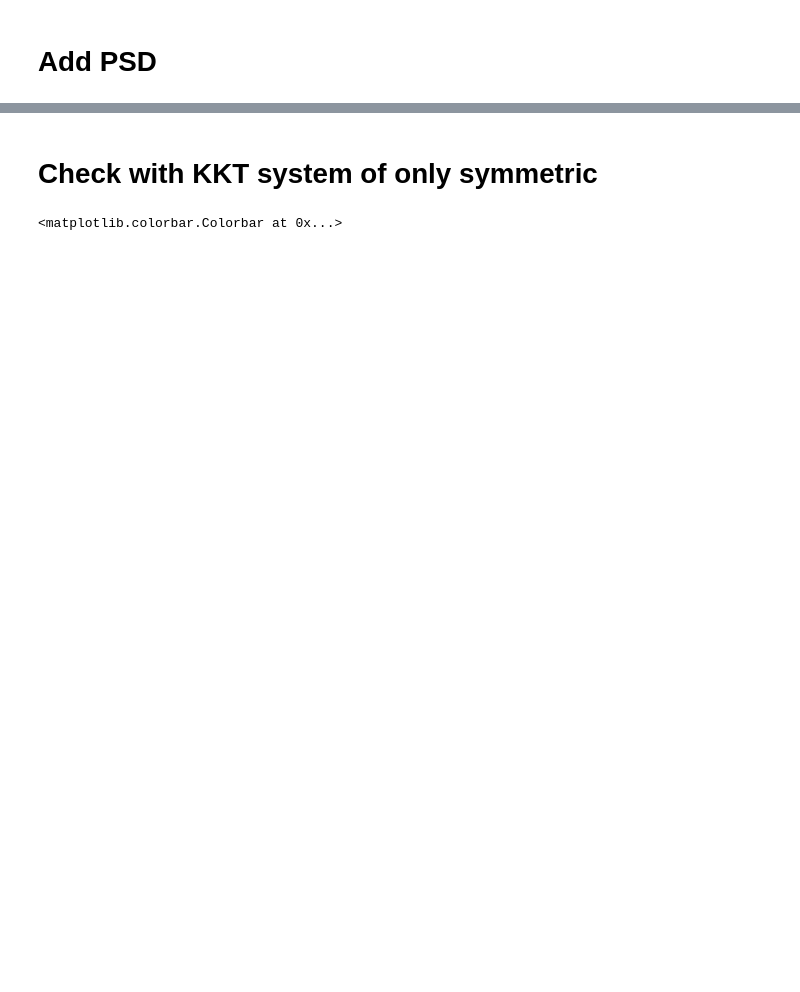
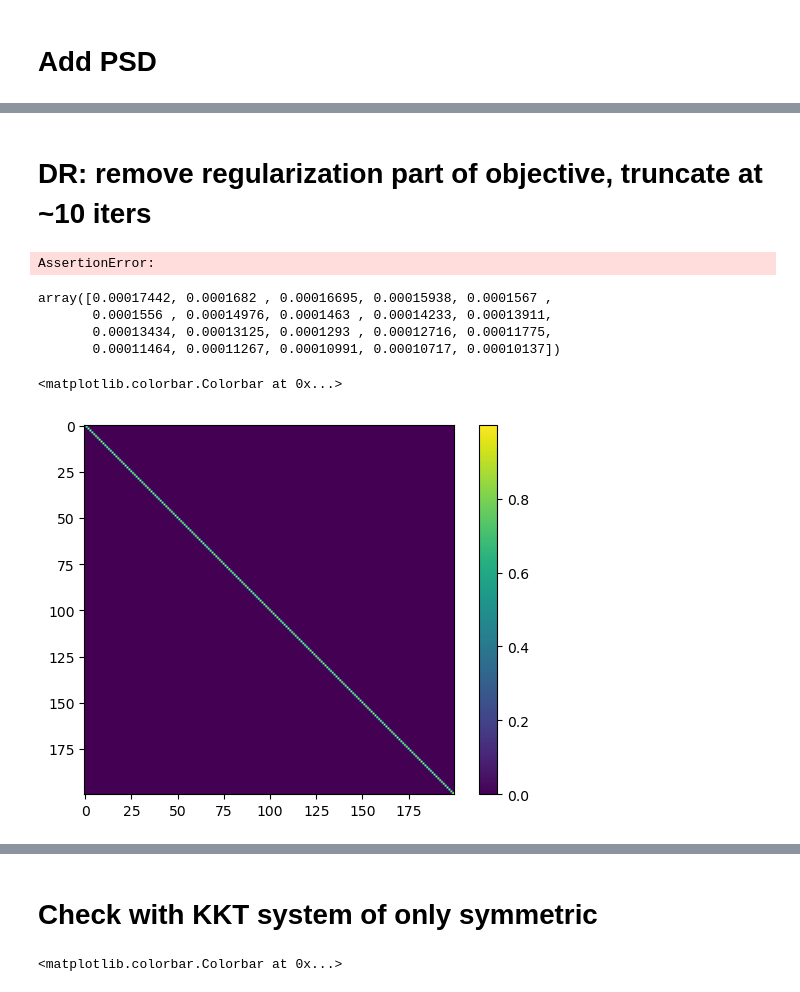
Before and after one commit to enzbus/cqr, a Jupyter notebook: experiments/TestPosDemDef.ipynb, the cells around one changed output, grey strips where cells are left out. Drawn from its saved outputs; the diff is of its cells as text; code cells hidden in the pictures; blank space fills up the shorter version.

```diff
--- a/experiments/TestPosDemDef.ipynb
+++ b/experiments/TestPosDemDef.ipynb
@@ -343,4 +371,4 @@ PROJECTED_THETA = eivec @ np.diag(np.maximum(eival, -gamma)) @ eivec.T
 # %%
-eival, eivec = np.linalg.eigh(Theta.value)
-plt.imshow(eivec.T @ Theta.value @ eivec)
-plt.colorbar()
+# eival, eivec = np.linalg.eigh(Theta.value)
+# plt.imshow(eivec.T @ Theta.value @ eivec)
+# plt.colorbar()
@@ -381,0 +407,61 @@ ACCURACY OF TRANSFORMATION ~ 3.403974469073214e-06
+# %% [markdown]
+# DR: remove regularization part of objective, truncate at ~10 iters
+# %%
+np.linalg.eigh(Theta.value)[0]
+
+def PSD_PROJECT(theta):
+    eival, eivec = np.linalg.eigh(theta)
+    return eivec @ np.diag(np.maximum(eival, -1.)) @ eivec.T
+
+assert np.allclose(PSD_PROJECT(Theta.value), Theta.value)
+
+GAMMA = 0.5
+def quadratic_proximal(theta):
+    theta_var = cp.Variable(
+        (2*mem, 2*mem),
+        symmetric=True)
+
+    distance_from_h0 = cp.sum_squares(np.eye(2*mem) @ theta_var @ np.eye(2*mem)) # BUG in CVXPY; without the two np.eye it fails
+    distance_from_theta = cp.sum_squares(theta_var - theta)
+    soft_secant_condition1 = cp.sum_squares(theta_var @ np.diag(s) @ v[:, :mem])
+    soft_secant_condition2 = 2 * cp.trace(np.diag(s) @ theta_var @ np.diag(s) @ v[:, :mem] @ (gamma * v[:, :mem] - v[:, mem:]).T )
+
+    # objective = alpha * distance_from_h0 + GAMMA * distance_from_theta + soft_secant_condition1 + soft_secant_condition2
+    objective = GAMMA * distance_from_theta + soft_secant_condition1 + soft_secant_condition2
+
+    cp.Problem(cp.Minimize(objective)).solve()
+    return theta_var.value
+
+assert max(np.linalg.eigh(quadratic_proximal(Theta.value) - Theta.value)[0]) < 0
+# %% [output]
+AssertionError:
+# %%
+theta = np.zeros((2*mem,2*mem))
+
+for i in range(1000):
+    pi1 = PSD_PROJECT(theta)
+    pi2 = quadratic_proximal(2 * pi1 - theta)
+    theta += pi2 - pi1
+    # if np.linalg.eigh(theta)[0][-1] > 8:
+    #     print('iter', i)
+    #     break
+    # print(np.linalg.eigh(theta)[0][-1])
+
+result = PSD_PROJECT(theta)
+# %%
+reconstructed_Sigma = v.T @ np.diag(1./s) @ result @ np.diag(1./s) @ v
+newstructured_H = H0 + stacked_mat @ reconstructed_Sigma @ stacked_mat.T
+newstructured_H1 = H0 + u  @ result @ u.T
+assert np.allclose(newstructured_H, newstructured_H1)
+s
+# %% [output]
+array([0.00017442, 0.0001682 , 0.00016695, 0.00015938, 0.0001567 ,
+       0.0001556 , 0.00014976, 0.0001463 , 0.00014233, 0.00013911,
+       0.00013434, 0.00013125, 0.0001293 , 0.00012716, 0.00011775,
+       0.00011464, 0.00011267, 0.00010991, 0.00010717, 0.00010137])
+# %%
+plt.imshow(newstructured_H1)
+plt.colorbar()
+# %% [output]
+<matplotlib.colorbar.Colorbar at 0x...>
+[figure, added]
```
Also changed, not shown: parts of 74 cells of this notebook.
